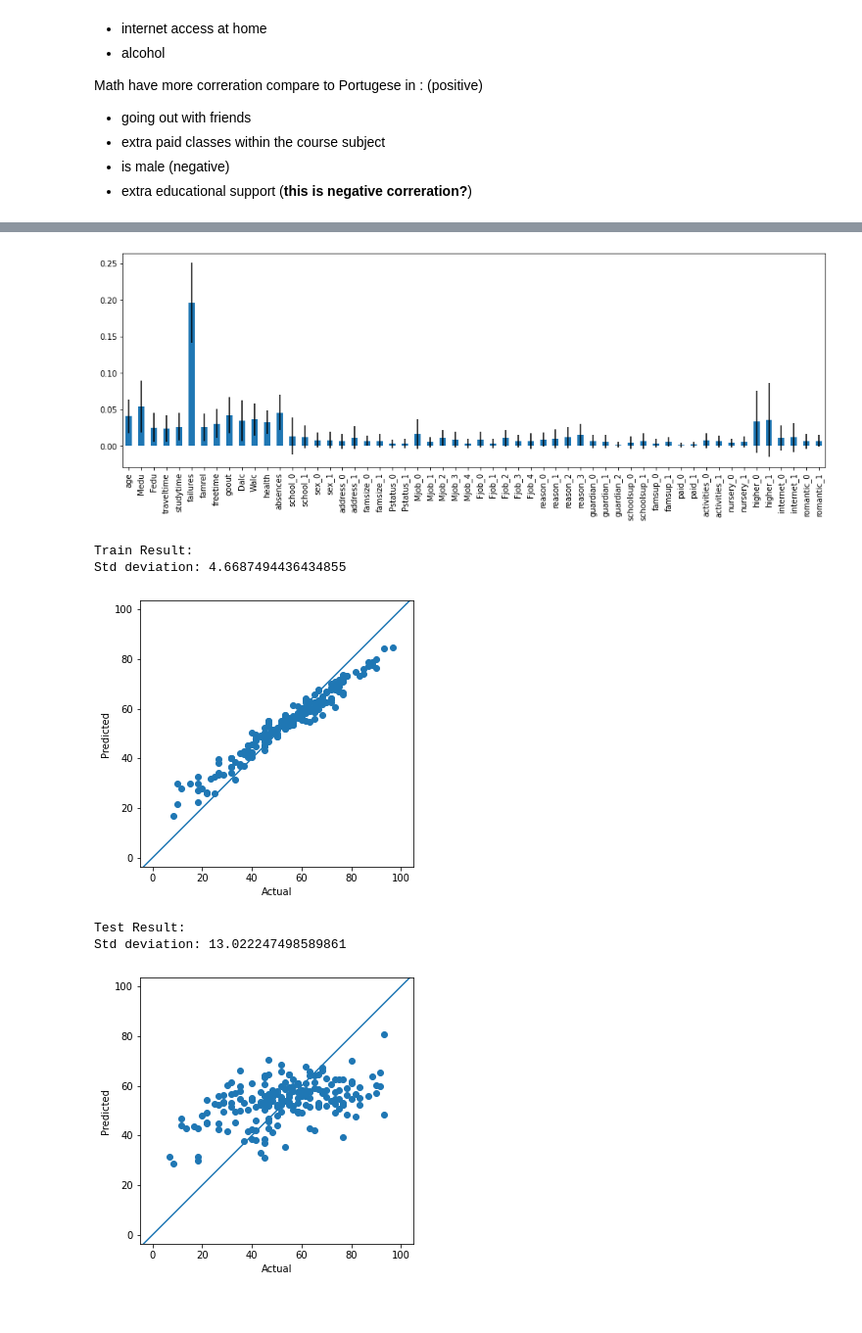
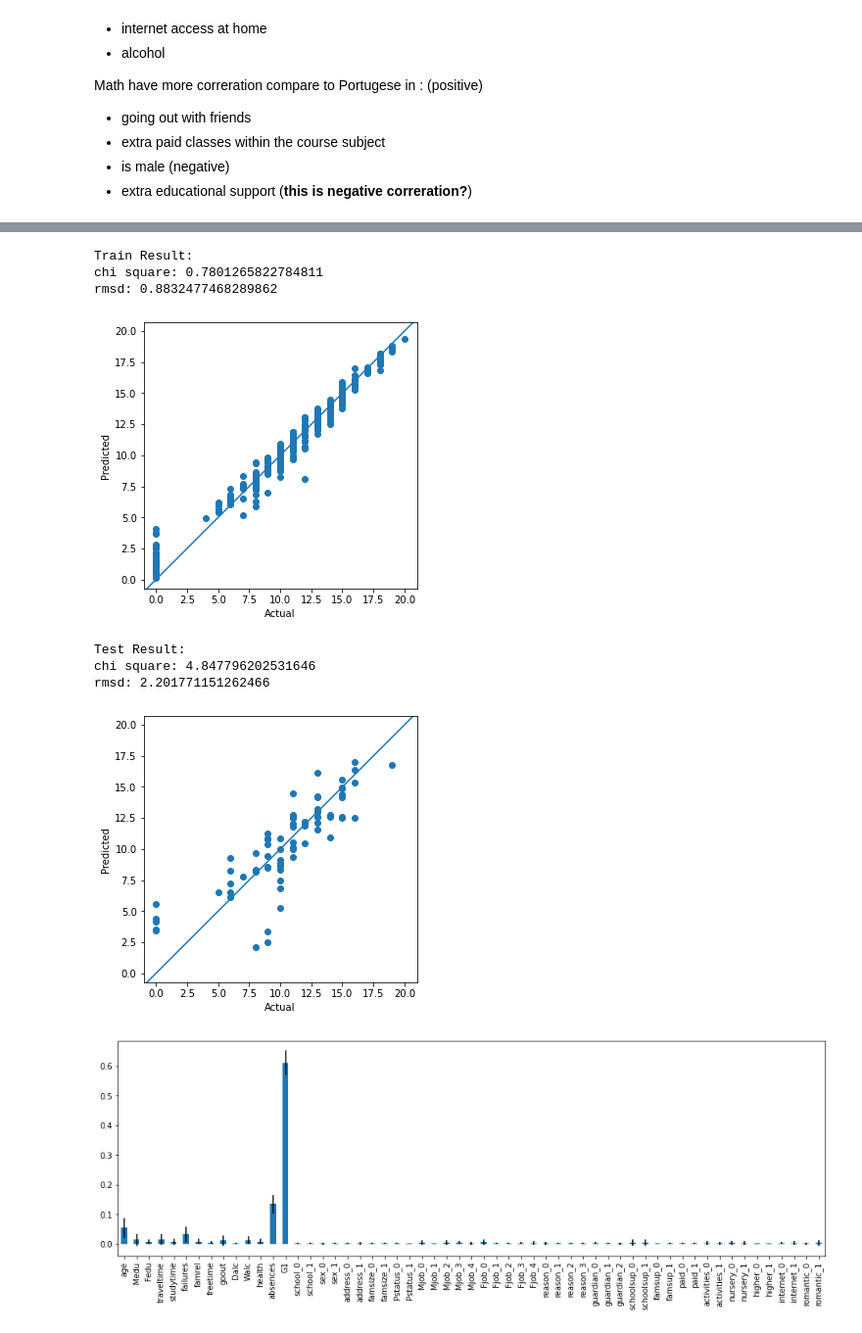
Before and after one commit to cheng1999/Student-Performance-Predict, a Jupyter notebook: cheng.ipynb, the cells around one changed output, grey strips where cells are left out. Shown at 98% size. Saved outputs shown, nothing was run; the diff lists cells and outputs as text; code cells hidden in the pictures.

Commit message:
add prediction without previous results

```diff
--- a/cheng.ipynb
+++ b/cheng.ipynb
@@ -48,8 +48,8 @@ import seaborn as sns
 por_data = pd.read_csv('student-por.csv',sep=';')
 mat_data = pd.read_csv('student-mat.csv',sep=';')
 
-por_data['Gmean'] = por_data[['G1','G2','G3']].mean(axis=1)/20*100
-mat_data['Gmean'] = mat_data[['G1','G2','G3']].mean(axis=1)/20*100
+por_data['Gmean'] = por_data[['G1','G2','G3']].mean(axis=1)
+mat_data['Gmean'] = mat_data[['G1','G2','G3']].mean(axis=1)
 
 #por_data['Gmean'] = por_data['G1']+por_data['G2']+por_data['G3']
 #mat_data['Gmean'] = mat_data['G1']+mat_data['G2']+mat_data['G3']
@@ -231,17 +238,33 @@ mat_train_x, mat_test_x, mat_train_y, mat_test_y = train_test_split(mat_x, mat_y
 # %%
 def report(predict,actual,title=None):
     if title: print(title)
-    stddev = (np.sum((np.array(predict)-np.array(actual))**2)/len(por_predict))**.5
-    print('Std deviation:',stddev)
+    chisquare = np.sum((np.array(predict)-np.array(actual))**2/len(predict))
+    rmsd = (np.sum((np.array(predict)-np.array(actual))**2)/len(predict))**.5
+    #werror = np.mean(np.abs(np.array(predict)-np.array(actual))/np.array(predict))
+    print('chi square:',chisquare)
+    print('rmsd:', rmsd)
+    #print('w_error:',werror)
     plt.figure(figsize=(5,5))
     plt.scatter(actual,predict)
-    #plt.axline((0,0),(20,20))
-    plt.axline((0,0),(100,100))
+    plt.axline((0,0),(20,20))
+    #plt.axline((0,0),(100,100))
     plt.xlabel('Actual')
     plt.ylabel('Predicted')
     plt.axis('equal')
     #plt.gca().set_aspect('equal', adjustable='box')
     plt.show()
+# %%
+def show_feature_importances(classifier,train_set):
+    std = np.std([
+        tree.feature_importances_ for tree in classifier.estimators_], axis=0)
+
+    plt.figure(figsize=(16,5))
+    importances_pd = pd.Series(classifier.feature_importances_,index=train_set.columns)
+    importances_pd.plot.bar(yerr=std)
+    #importances_pd.plot.bar()
+    #fig.tight_layout()
+    #plt.gca().figure.set_size(13,13)
+    plt.show()
 # %%
 from sklearn.ensemble import RandomForestClassifier
 from sklearn.ensemble import RandomForestRegressor
@@ -262,30 +291,18 @@ Std deviation: 12.111829211048462
-# %%
-def show_feature_importances(classifier):
-    std = np.std([
-        tree.feature_importances_ for tree in rdg.estimators_], axis=0)
-
-    plt.figure(figsize=(16,5))
-    importances_pd = pd.Series(classifier.feature_importances_,index=mat_train_x.columns)
-    importances_pd.plot.bar(yerr=std)
-    #importances_pd.plot.bar()
-    #fig.tight_layout()
-    #plt.gca().figure.set_size(13,13)
-    plt.show()
-# %%
-show_feature_importances(rdg)
-# %% [output]
-[figure, removed]
 # %%
 rdg_mat = RandomForestRegressor()
 rdg_mat.fit(mat_train_x, mat_train_y)
 mat_predict = rdg_mat.predict(mat_test_x)
 
 report(rdg_mat.predict(mat_train_x),mat_train_y,'Train Result:')
 report(mat_predict, mat_test_y,'Test Result:')
+show_feature_importances(rdg_mat,mat_train_x)
 # %% [output]
 Train Result:
-Std deviation: 4.6687494436434855
+chi square: 0.7801265822784811
+rmsd: 0.8832477468289862
-[figure, old version]
+[figure, new version]
 Test Result:
-Std deviation: 13.022247498589861
+chi square: 4.847796202531646
+rmsd: 2.201771151262466
-[figure, old version]
+[figure, new version]
+[figure, added]
```
Also changed, not shown: parts of 14 cells of this notebook.
